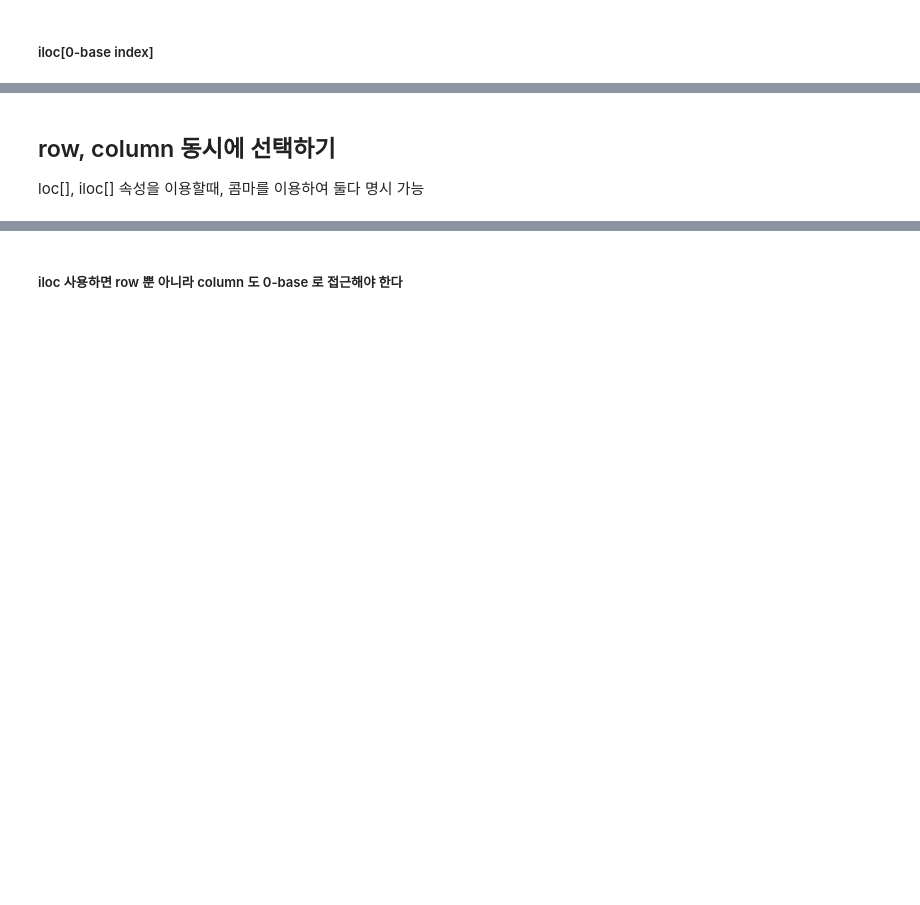
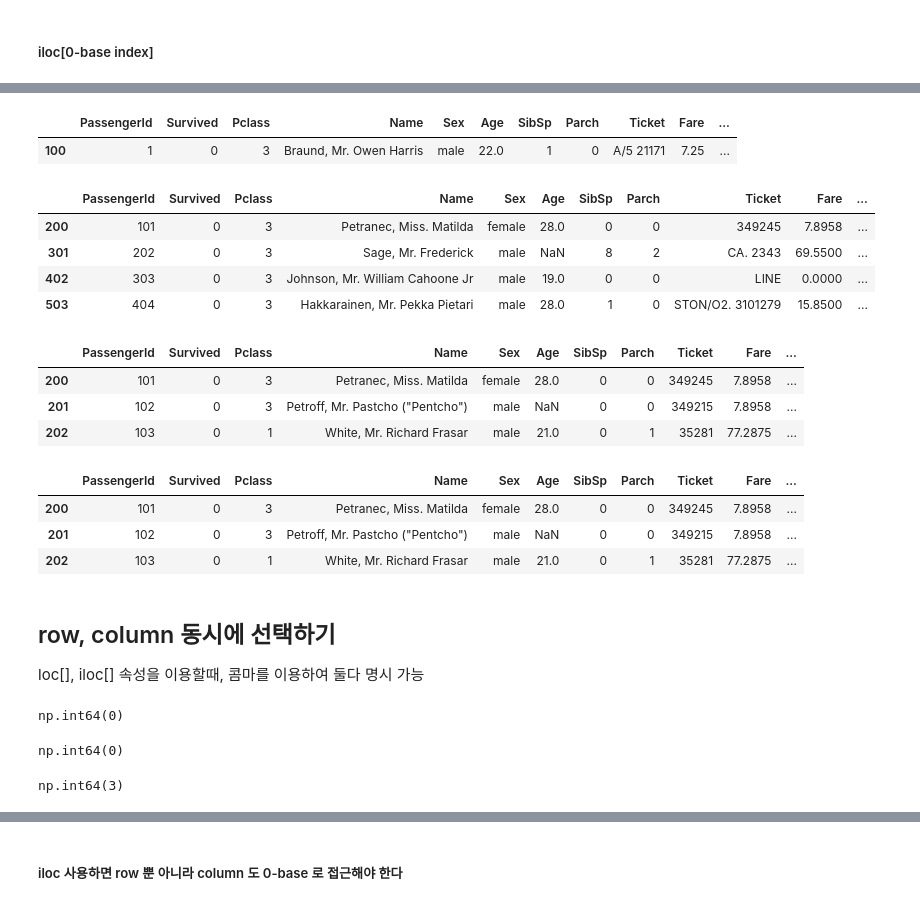
Before and after one commit to taejong12/itbank_DataAnalysis, a Jupyter notebook: itbank_DataAnalysis/5. Pandas/10. DataFrame. Column, Row 선택.ipynb, the cells around one changed output, grey strips where cells are left out. Cells and saved outputs as stored; diff of their text form; code cells hidden in the pictures; blank space fills up the shorter version.

```diff
--- a/itbank_DataAnalysis/5. Pandas/10. DataFrame. Column, Row 선택.ipynb
+++ b/itbank_DataAnalysis/5. Pandas/10. DataFrame. Column, Row 선택.ipynb
@@ -205,3 +300,42 @@ df[::-1]  # 역순
+# %%
+df.iloc[[0]]
+# %% [output]
+|  | PassengerId | Survived | Pclass | Name | Sex | Age | SibSp | Parch | Ticket | Fare | ... |
+| 100 | 1 | 0 | 3 | Braund, Mr. Owen Harris | male | 22.0 | 1 | 0 | A/5 21171 | 7.25 | ... |
+# %%
+df.iloc[[100,201,302,403]]
+# %% [output]
+|  | PassengerId | Survived | Pclass | Name | Sex | Age | SibSp | Parch | Ticket | Fare | ... |
+| 200 | 101 | 0 | 3 | Petranec, Miss. Matilda | female | 28.0 | 0 | 0 | 349245 | 7.8958 | ... |
+| 301 | 202 | 0 | 3 | Sage, Mr. Frederick | male | NaN | 8 | 2 | CA. 2343 | 69.5500 | ... |
+| 402 | 303 | 0 | 3 | Johnson, Mr. William Cahoone Jr | male | 19.0 | 0 | 0 | LINE | 0.0000 | ... |
+| 503 | 404 | 0 | 3 | Hakkarainen, Mr. Pekka Pietari | male | 28.0 | 1 | 0 | STON/O2. 3101279 | 15.8500 | ... |
+# %%
+df[100:103]
+# %% [output]
+|  | PassengerId | Survived | Pclass | Name | Sex | Age | SibSp | Parch | Ticket | Fare | ... |
+| 200 | 101 | 0 | 3 | Petranec, Miss. Matilda | female | 28.0 | 0 | 0 | 349245 | 7.8958 | ... |
+| 201 | 102 | 0 | 3 | Petroff, Mr. Pastcho ("Pentcho") | male | NaN | 0 | 0 | 349215 | 7.8958 | ... |
+| 202 | 103 | 0 | 1 | White, Mr. Richard Frasar | male | 21.0 | 0 | 1 | 35281 | 77.2875 | ... |
+# %%
+df.iloc[100:103]
+# %% [output]
+|  | PassengerId | Survived | Pclass | Name | Sex | Age | SibSp | Parch | Ticket | Fare | ... |
+| 200 | 101 | 0 | 3 | Petranec, Miss. Matilda | female | 28.0 | 0 | 0 | 349245 | 7.8958 | ... |
+| 201 | 102 | 0 | 3 | Petroff, Mr. Pastcho ("Pentcho") | male | NaN | 0 | 0 | 349215 | 7.8958 | ... |
+| 202 | 103 | 0 | 1 | White, Mr. Richard Frasar | male | 21.0 | 0 | 1 | 35281 | 77.2875 | ... |
 # %% [markdown]
 ## row, column 동시에 선택하기
 loc[], iloc[] 속성을 이용할때, 콤마를 이용하여 둘다 명시 가능
+# %%
+df.loc[900, 'Survived']
+# %% [output]
+np.int64(0)
+# %%
+df.iloc[101, 1]
+# %% [output]
+np.int64(0)
+# %%
+df.loc[102, 'Pclass']
+# %% [output]
+np.int64(3)
```
Also changed, not shown: parts of 20 cells of this notebook, 5 other files.
